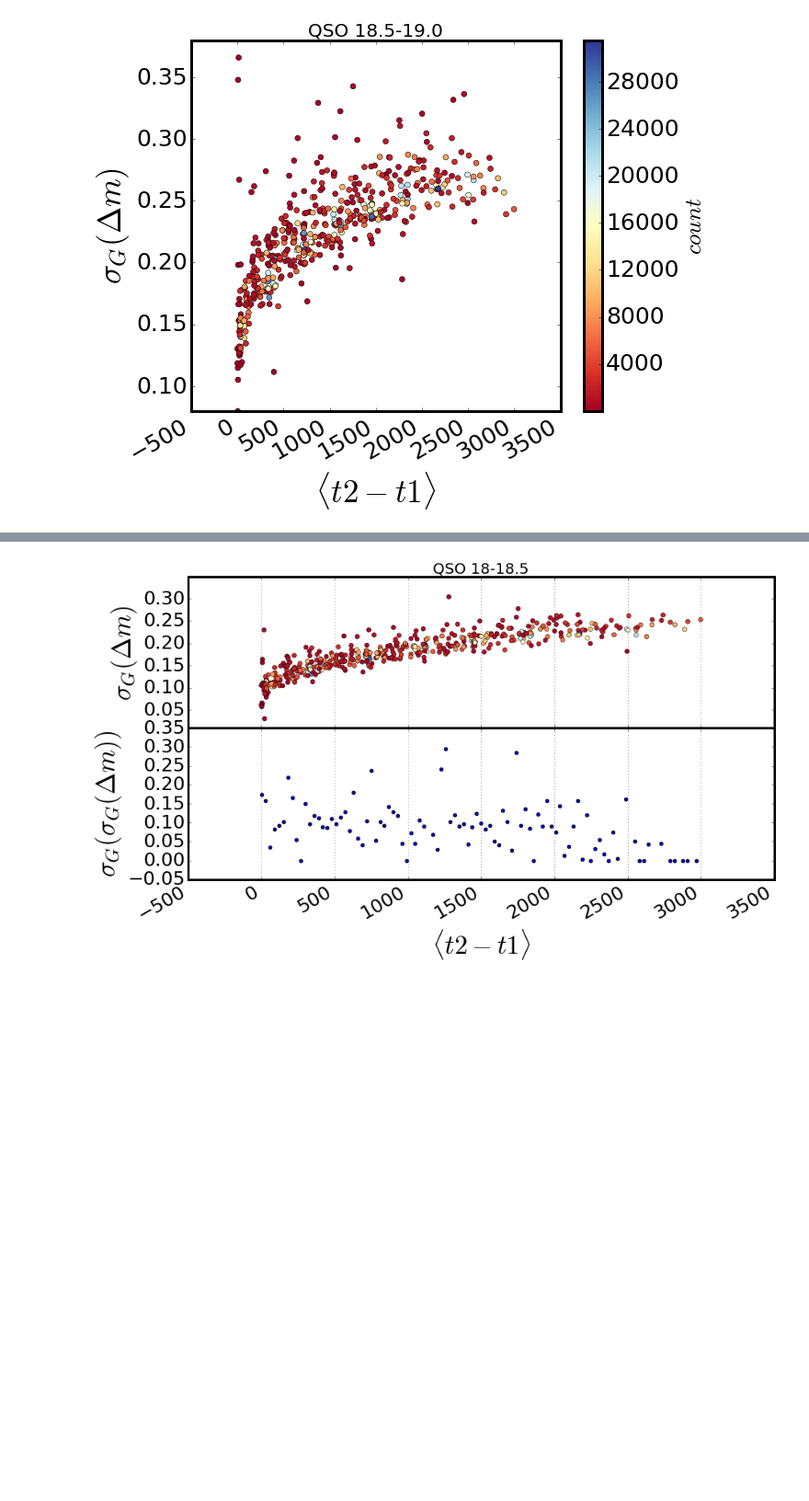
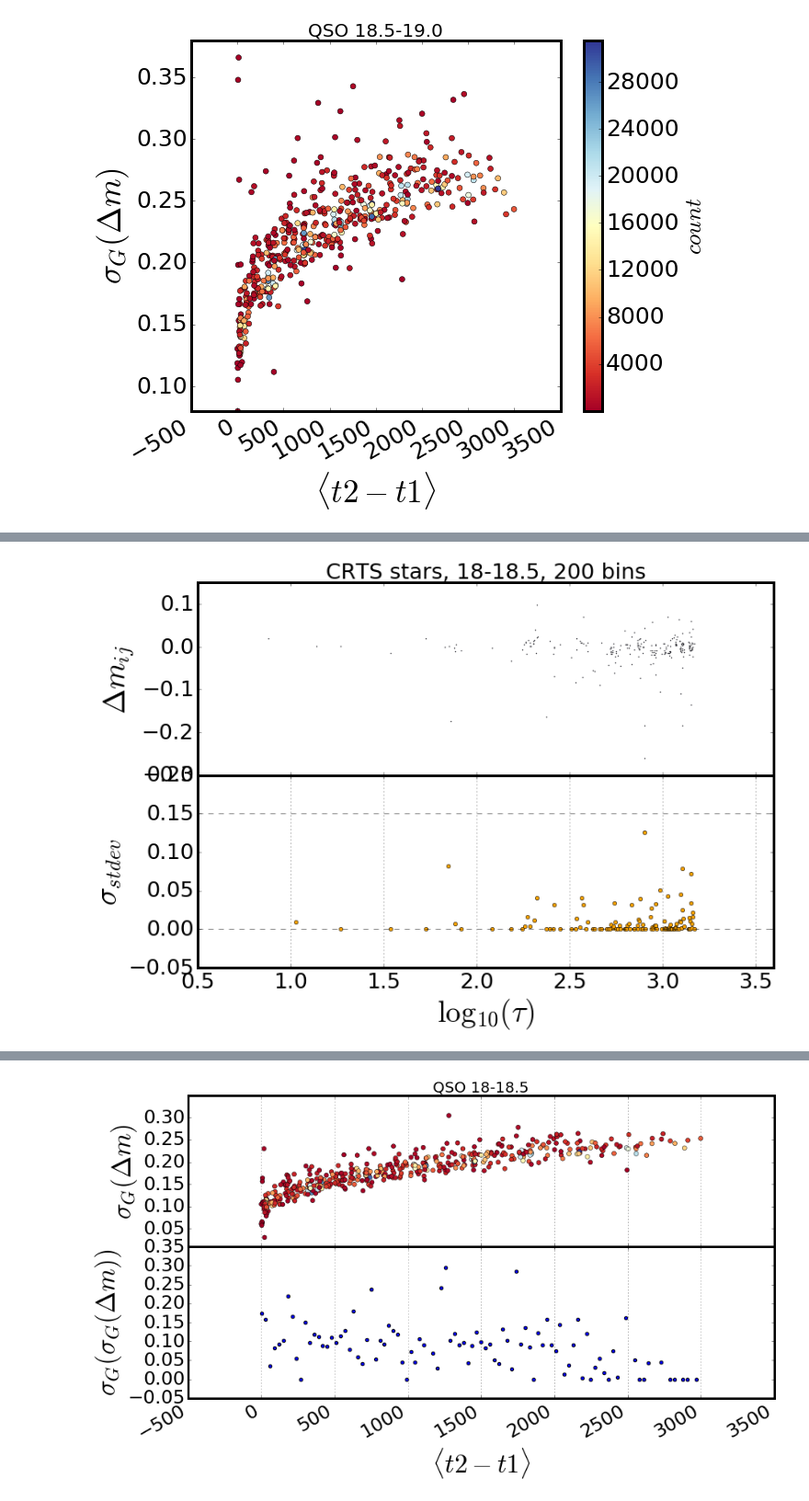
Before and after one commit to suberlak/CRTS_PROJECT, a Jupyter notebook: D_Fig_2_CRTS_sel_r_cut.ipynb, the cells around one changed output, grey strips where cells are left out. Shown at 92% size. Cells and saved outputs as stored; diff of their text form; code cells hidden in the pictures; blank space fills up the shorter version.

```diff
--- a/D_Fig_2_CRTS_sel_r_cut.ipynb
+++ b/D_Fig_2_CRTS_sel_r_cut.ipynb
@@ -1235,0 +1111,82 @@ plt.show()
+# %%
+# Bin along time, and then plot all else ...
+
+
+import colorcet as cc
+from matplotlib.colors import ListedColormap
+#cmap = ListedColormap(cc.colorwheel)
+cmap = 'cubehelix'
+%matplotlib inline
+obj =  'stars' # qso' #'stars' # qso' #  # QSO
+Min = 18
+t1 = detail_dic[obj][Min]['t1']
+t2 = detail_dic[obj][Min]['t2']
+tau = detail_dic[obj][Min]['tau']
+e_ij = detail_dic[obj][Min]['ei']
+m_ij = detail_dic[obj][Min]['xi']
+
+# first binning  : along time (t1)
+bin_size_days = 10
+nbins_t  =int((max(t1) - min(t1)) / bin_size_days )
+print('Selecting days to be on average %d days wide, we end up with %d bins'%(bin_size_days, nbins_t))
+
+tau_binned = binned_statistic(t1, tau, statistic='mean', bins=nbins_t)[0]
+mij_binned = binned_statistic(t1, m_ij, statistic='mean', bins=nbins_t)[0]
+
+# remove nans
+m1 = np.bitwise_not(np.isnan(tau_binned))
+m2 = np.bitwise_not(np.isnan(mij_binned))
+m = m1 * m2
+
+std = lambda x : np.std(x)
+
+# second binning : along delta_t
+nbins = 200
+bin_stdev = binned_statistic(tau_binned[m], mij_binned[m], statistic = std, bins=nbins)[0]
+mean_tau =  binned_statistic(tau_binned[m], tau_binned[m] , statistic='mean', bins=nbins)[0]
+
+
+# plotting
+m=abs(mij_binned)<2
+
+xdata = np.log10(tau_binned[m])
+ydata =  mij_binned[m]
+#H, xedges, yedges = np.histogram2d(xdata,ydata, bins=nbins)
+#H = np.rot90(H)
+#H = np.flipud(H)
+# Mask zeros
+#Hmasked = np.ma.masked_where(H==0,H)
+
+# Plot 2D histogram using pcolor
+fig,(ax1,ax2) = plt.subplots(2,1,figsize=(12,8), sharex=True)
+#image  = ax1.pcolormesh(xedges,yedges,np.log10(Hmasked), cmap=cmap)
+ax1.scatter(xdata, ydata, s=0.15)
+#colorbar = plt.colorbar(image)
+#colorbar.set_label(r'$\log_{10}{\mathrm{(count)}}$', fontsize=20)
+
+# set all plot parameters
+lh_w   = 1.0  # horizontal line thickness
+lh_st  = '--' # horizontal line style
+lh_al  = 0.5  # horizontal line alpha parameter
+xmin, xmax = 0.5, 3.6
+ymin, ymax = -0.05, 0.2
+
+ax1.set_ylabel(r'$\Delta m_{ij}$')
+ax1.set_title('CRTS '+obj+', '+str(Min)+'-'+str(Min+0.5)+', '+str(nbins)+' bins', fontsize=25)
+ax1.set_xlim(xmin,xmax)
+
+ax2.scatter(np.log10(mean_tau), bin_stdev,lw=0.5,c='orange')
+ax2.set_xlabel(r'$\log_{10}(\tau)$')
+ax2.set_ylabel(r'$\sigma_{stdev}$')
+ax2.set_xlim(xmin,xmax)
+ax2.axhline(y=0.0, color='black', lw=lh_w, ls=lh_st,alpha=lh_al)
+ax2.axhline(y=0.15, color='black', lw=lh_w, ls=lh_st,alpha=lh_al)
+ax2.axhline(y=0.2, color='black', lw=lh_w, ls=lh_st,alpha=lh_al)
+ax2.grid(axis='x')
+ax2.set_ylim(ymin, ymax)
+
+fig.subplots_adjust(hspace=0)
+
+#plt.tight_layout()
+plt.savefig(outDir+'Fig_2_binned_data_'+obj+'_'+str(Min)+'-'+str(Max)+'_'+str(nbins)+'-bins.png')
+# %% [output]
@@ -1235,0 +1194 @@ plt.show()
+[figure, added]
```
Also changed, not shown: parts of 84 cells of this notebook, 2 other files.
